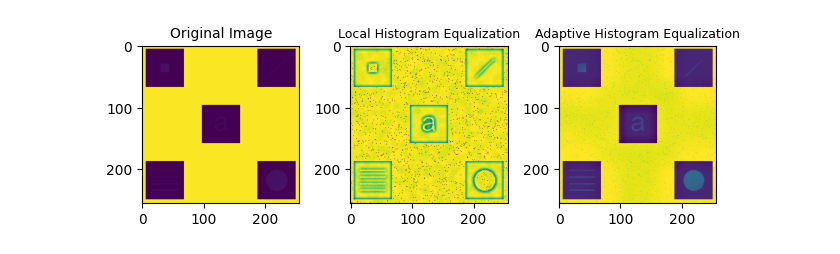
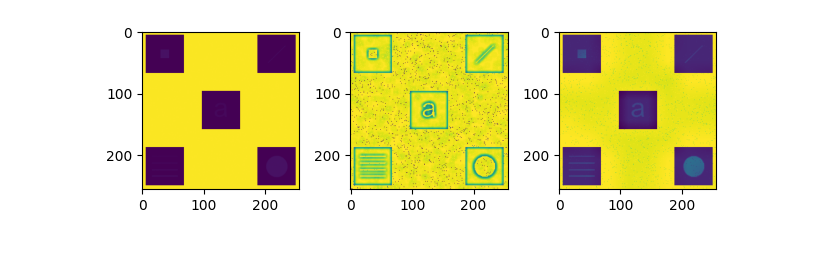
Before and after one commit to krysx7003/CPSO, a Jupyter notebook: Lab2/Cw8.ipynb, the cells around one changed output. Cells and saved outputs as stored; diff of their text form; code cells hidden in the pictures.

```diff
--- a/Lab2/Cw8.ipynb
+++ b/Lab2/Cw8.ipynb
@@ -18,22 +10,19 @@ img = tiff.imread("src/hidden-symbols.tif")
 # %%
 #Wyświetlenie załadowanego obrazu
 img_local = rank.equalize(img, morp.disk(5))
 img_stat = exposure.equalize_adapthist(img, clip_limit=0.15)
 
 plt.figure()
 plt.subplot(1,3,1)
 plt.imshow(img)
-plt.title("Original Image", fontsize=10)
 
 plt.subplot(1,3,2)
 plt.imshow(img_local)
-plt.title("Local Histogram Equalization", fontsize=9)
 
 plt.subplot(1,3,3)
 plt.imshow(img_stat)
-plt.title("Adaptive Histogram Equalization", fontsize=9)
 
 plt.tight_layout()
 plt.show()
 # %% [output]
-[figure, old version]
+[figure, new version]
```
Also changed, not shown: parts of 1 cell of this notebook.
